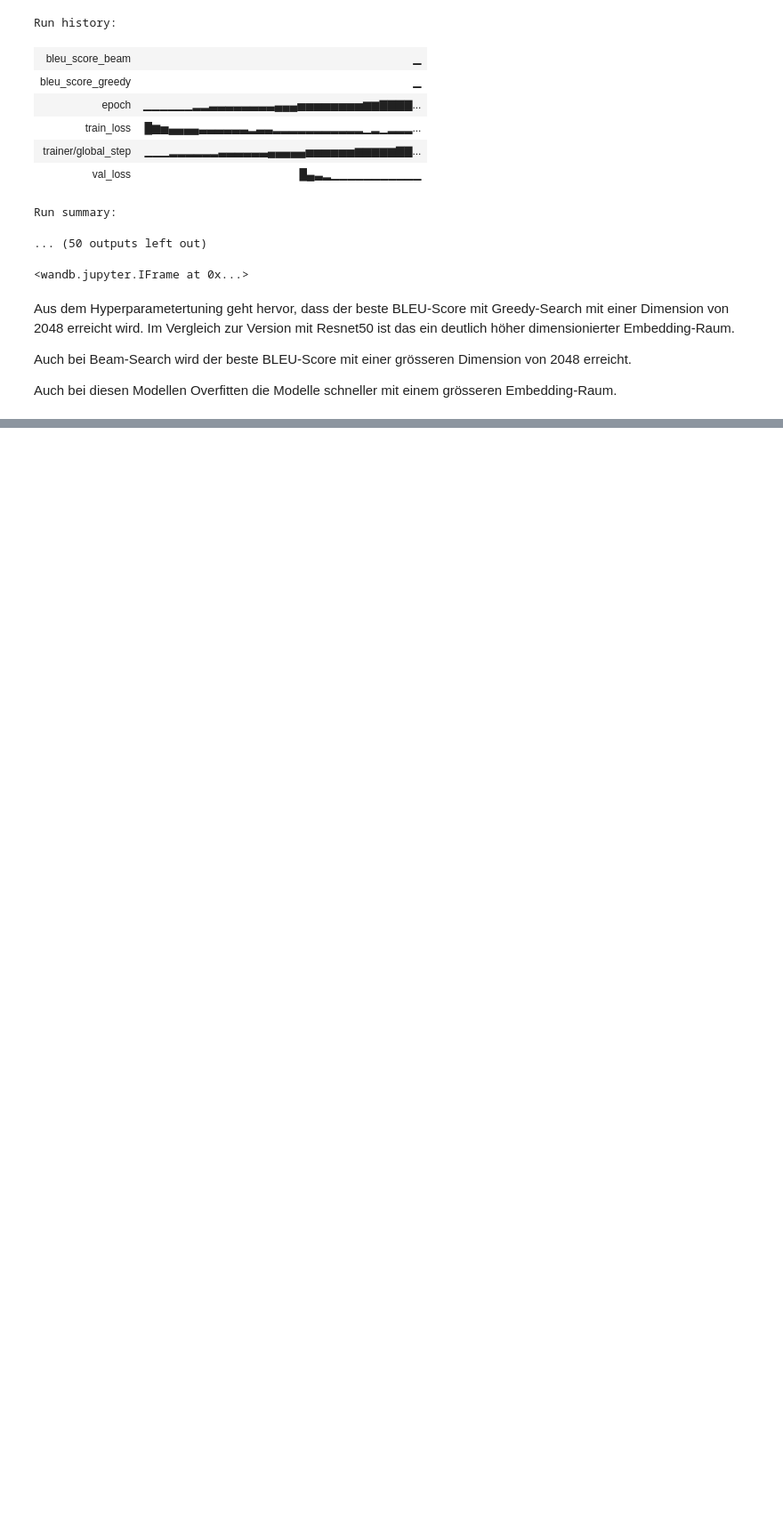
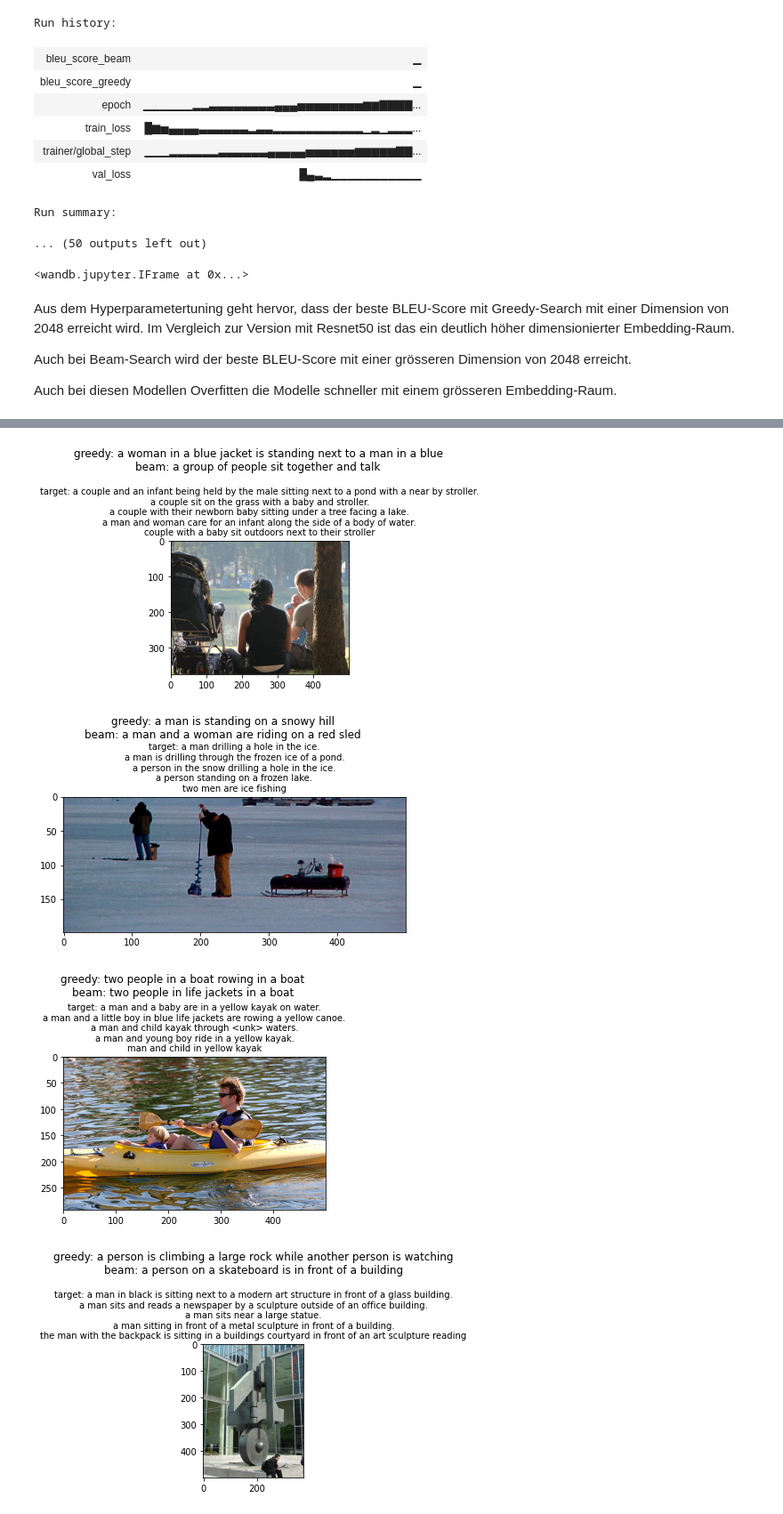
Before and after one commit to florinbarbisch/del, a Jupyter notebook: mc2.ipynb, the cells around one changed output, grey strips where cells are left out. Shown at 89% size. Cells and saved outputs as stored; diff of their text form; code cells hidden in the pictures; blank space fills up the shorter version.

```diff
--- a/mc2.ipynb
+++ b/mc2.ipynb
@@ -1053,20 +1049,0 @@ Auch bei diesen Modellen Overfitten die Modelle schneller mit einem grösseren E
-# %%
-# sample on first image and show the result
-model = model.to(torch.device('cuda'))
-
-i = 0
-for image, caption, _ in iter(flickr8k_data_module.train_dataloader()):
-    if i == 5:
-        break
-    i += 1
-    image = image.to(torch.device('cuda'))
-    image = image[0].unsqueeze(0)
-    # send image to cuda
-    #caption = caption[0].unsqueeze(0)
-
-    generated_caption = model.sample_greedy(image)
-    print("Generated caption:", generated_caption)
-
-    plt.imshow(image[0].permute(1, 2, 0).cpu())
-    plt.title(f"Generated caption: {' '.join(generated_caption[0])}\nOriginal caption: {' '.join([flickr8k_data_module.vocab.idx_to_token(idx.item()) for idx in caption[0]])}")
-    plt.show()
@@ -1086,0 +1054,3 @@ Generated caption: [['a', 'brown', 'dog', 'runs', 'through', 'the', 'grass', '<e
+# %%
+artifact_dir = wandb.Api().artifact(f"florin-barbisch/del-mc2/model-hs5uhdc5:best_k").download()
+model = ImageCaptioningV2.load_from_checkpoint(os.path.join(artifact_dir, "model.ckpt"))
@@ -1086,0 +1061,26 @@ Generated caption: [['a', 'brown', 'dog', 'runs', 'through', 'the', 'grass', '<e
+# %%
+# predict the first 4 image captions
+model.to(torch.device('cuda'))
+outputs_greedy = model.sample_greedy(torch.stack(images[:4]).to(torch.device('cuda')), max_length=15)
+outputs_beam = model.sample_beam(torch.stack(images[:4]).to(torch.device('cuda')), max_length=20, beam_size=2)
+
+# filter out the <eos>, <sos> and <pad> tokens
+generated_sentences_greedy = model._decode_predicted_sentences(outputs_greedy)
+generated_sentences_beam = model._decode_predicted_sentences(outputs_beam)
+target_sentence_groups = model._decode_target_sentence_groups(target_captions[:4])
+
+
+for i, (image_id, target_sentences, generated_sentence_greedy, generated_sentence_beam) in enumerate(zip(image_ids[:4], target_sentence_groups, generated_sentences_greedy, generated_sentences_beam)):
+    image_path = os.path.join(config["image_dir"], image_id)
+    image = Image.open(image_path).convert('RGB')
+    plt.imshow(image)
+    strs = '.\n'.join(target_sentences)
+    plt.suptitle(f"greedy: {generated_sentence_greedy}\nbeam: {generated_sentence_beam}")
+    plt.title(f"target: {strs}", fontsize=10)
+    plt.tight_layout()
+    plt.show()
+# %% [output]
+[figure, added]
+[figure, added]
+[figure, added]
+[figure, added]
```
Also changed, not shown: parts of 12 cells of this notebook.
